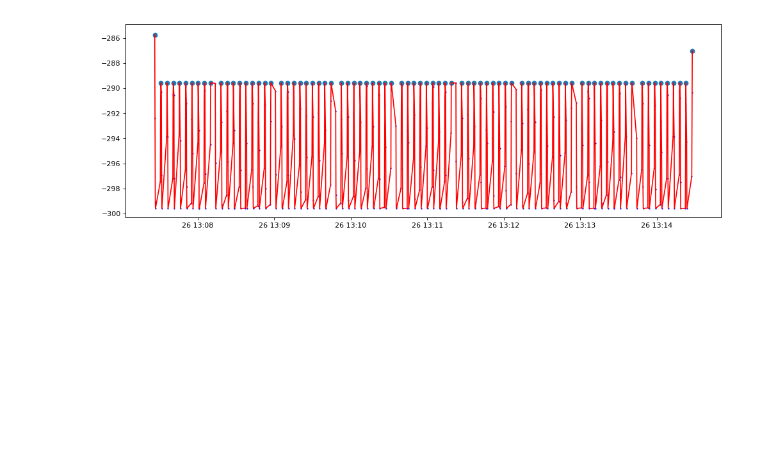
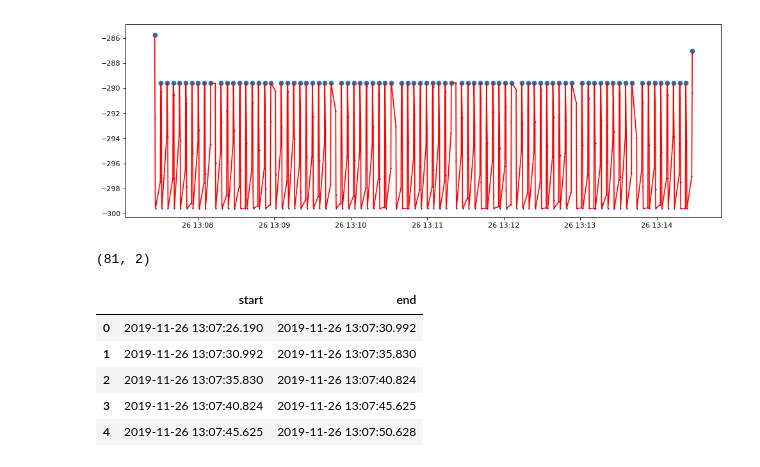
Before and after one commit to Xavubil/master_project_machine_learning, a Jupyter notebook: data_exploration/WorkWithMongoDB.ipynb, the cells around one changed output. Saved outputs shown, nothing was run; the diff lists cells and outputs as text; code cells hidden in the pictures; blank space fills up the shorter version.

```diff
--- a/data_exploration/WorkWithMongoDB.ipynb
+++ b/data_exploration/WorkWithMongoDB.ipynb
@@ -247,3 +241,15 @@ plt.scatter(dfTops2,dfTops1)
 plt.show()
 # %% [output]
 [figure]
+# %%
+dfTimestamps = pd.DataFrame(zip(dfTops2[:-1],dfTops2[1:]), columns=["start","end"])
+print(dfTimestamps.shape)
+dfTimestamps.head()
+# %% [output]
+(81, 2)
+|  | start | end |
+| 0 | 2019-11-26 13:07:26.190 | 2019-11-26 13:07:30.992 |
+| 1 | 2019-11-26 13:07:30.992 | 2019-11-26 13:07:35.830 |
+| 2 | 2019-11-26 13:07:35.830 | 2019-11-26 13:07:40.824 |
+| 3 | 2019-11-26 13:07:40.824 | 2019-11-26 13:07:45.625 |
+| 4 | 2019-11-26 13:07:45.625 | 2019-11-26 13:07:50.628 |
```
Also changed, not shown: parts of 5 cells of this notebook, 2 other files.
